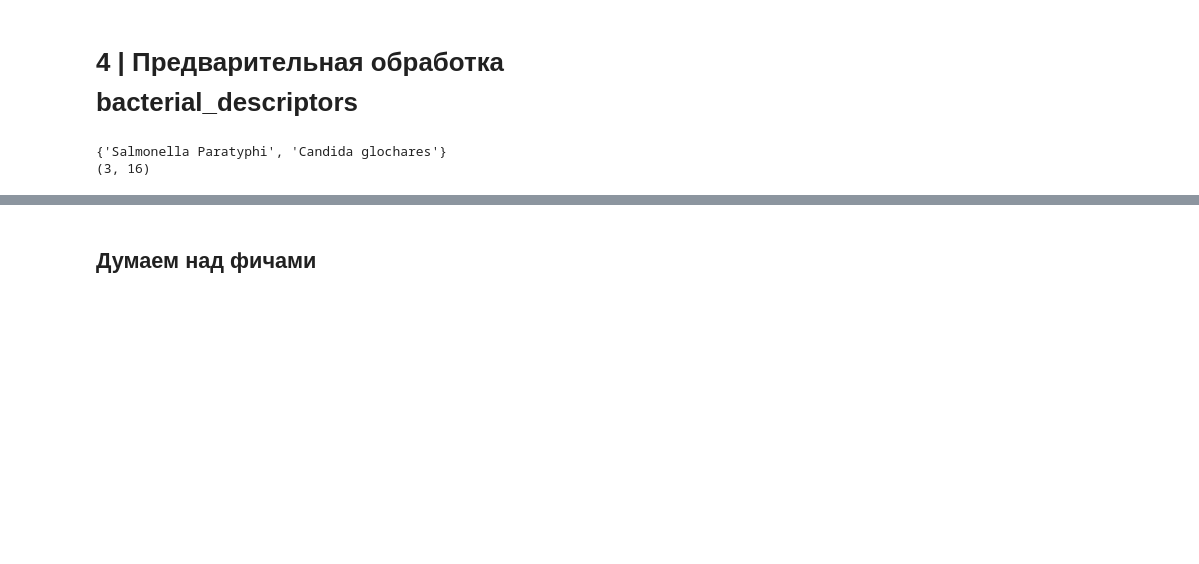
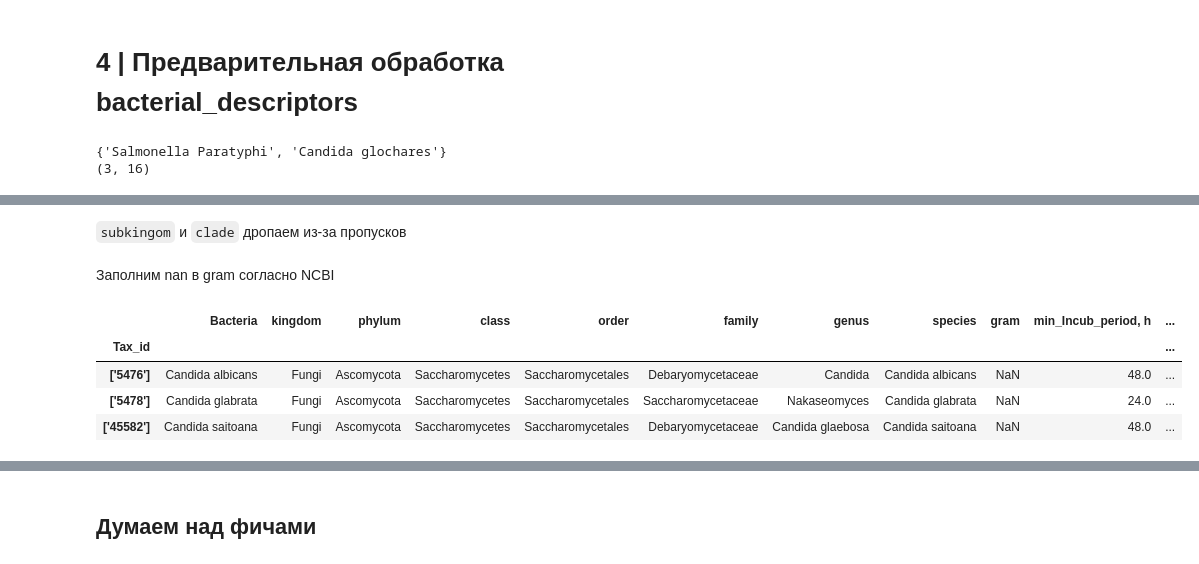
Before and after one commit to vahahahart/hackathon_team_3, a Jupyter notebook: final_NP.ipynb, the cells around one changed output, grey strips where cells are left out. Drawn from its saved outputs; the diff is of its cells as text; code cells hidden in the pictures; blank space fills up the shorter version.

````diff
--- a/final_NP.ipynb
+++ b/final_NP.ipynb
@@ -442,3 +443,6 @@ df = df[~(df['Bacteria'] == 'Candida glochares') | (df['Bacteria'] == 'Salmonell
 # %% [output]
 {'Salmonella Paratyphi', 'Candida glochares'}
 (3, 16)
+# %%
+# выберем только тех бактерий, которые есть в data
+df_bac = df_bac[df_bac['Bacteria'].isin(df['Bacteria'].unique())]
@@ -444,0 +474,14 @@ df = df[~(df['Bacteria'] == 'Candida glochares') | (df['Bacteria'] == 'Salmonell
+# %% [markdown]
+```subkingom``` и ```clade``` дропаем из-за пропусков
+# %%
+df_bac.drop(columns=['subkingdom', 'clade'], inplace=True)
+# %% [markdown]
+Заполним nan в gram согласно NCBI
+# %%
+df_bac[df_bac.gram.isna()]
+# %% [output]
+|  | Bacteria | kingdom | phylum | class | order | family | genus | species | gram | min_Incub_period, h | ... |
+| Tax_id |  |  |  |  |  |  |  |  |  |  | ... |
+| ['5476'] | Candida albicans | Fungi | Ascomycota | Saccharomycetes | Saccharomycetales | Debaryomycetaceae | Candida | Candida albicans | NaN | 48.0 | ... |
+| ['5478'] | Candida glabrata | Fungi | Ascomycota | Saccharomycetes | Saccharomycetales | Saccharomycetaceae | Nakaseomyces | Candida glabrata | NaN | 24.0 | ... |
+| ['45582'] | Candida saitoana | Fungi | Ascomycota | Saccharomycetes | Saccharomycetales | Debaryomycetaceae | Candida glaebosa | Candida saitoana | NaN | 48.0 | ... |
````
Also changed, not shown: parts of 13 cells of this notebook.
